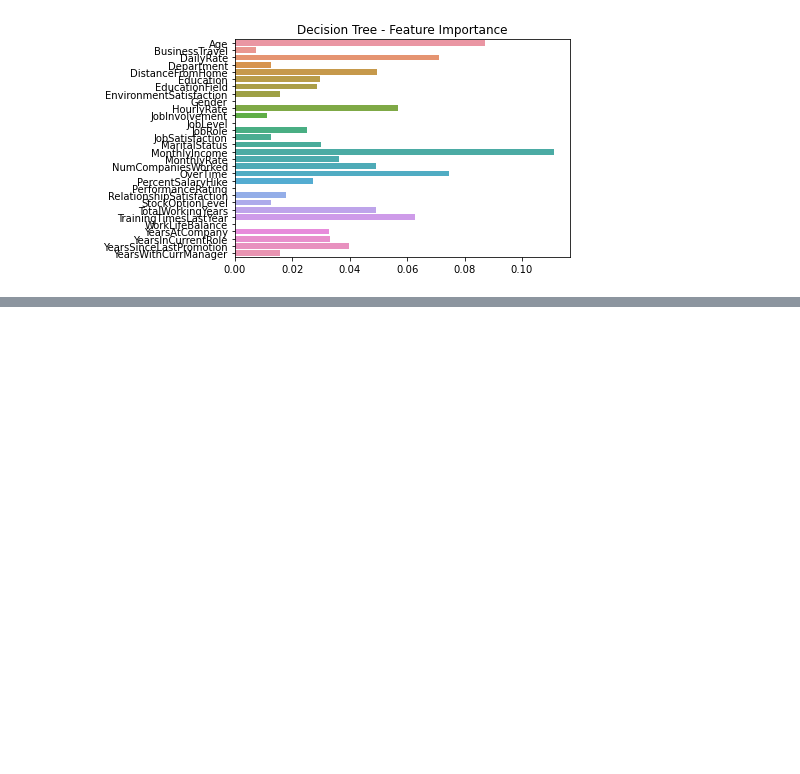
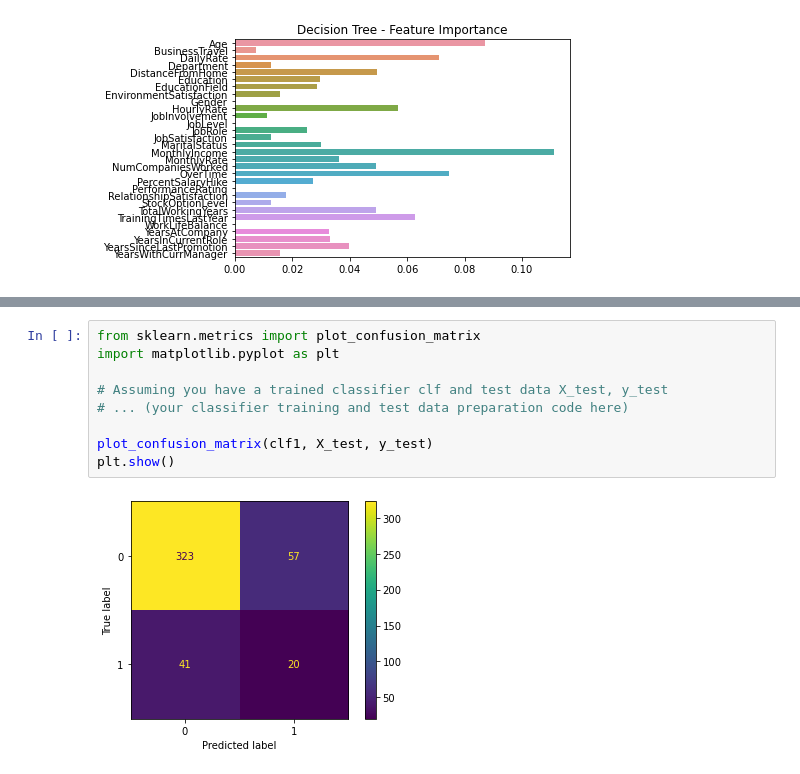
Before and after one commit to iamomkar11/Machine-Learning, a Jupyter notebook: DecisionTrees.ipynb, the cells around one changed output, grey strips where cells are left out. Saved outputs shown, nothing was run; the diff lists cells and outputs as text; blank space fills up the shorter version.

```diff
--- a/DecisionTrees.ipynb
+++ b/DecisionTrees.ipynb
@@ -164,0 +165,11 @@ plt.show()
+# %%
+from sklearn.metrics import plot_confusion_matrix
+import matplotlib.pyplot as plt
+
+# Assuming you have a trained classifier clf and test data X_test, y_test
+# ... (your classifier training and test data preparation code here)
+
+plot_confusion_matrix(clf1, X_test, y_test)
+plt.show()
+# %% [output]
+[figure, added]
```
Also changed, not shown: parts of 3 cells of this notebook.
